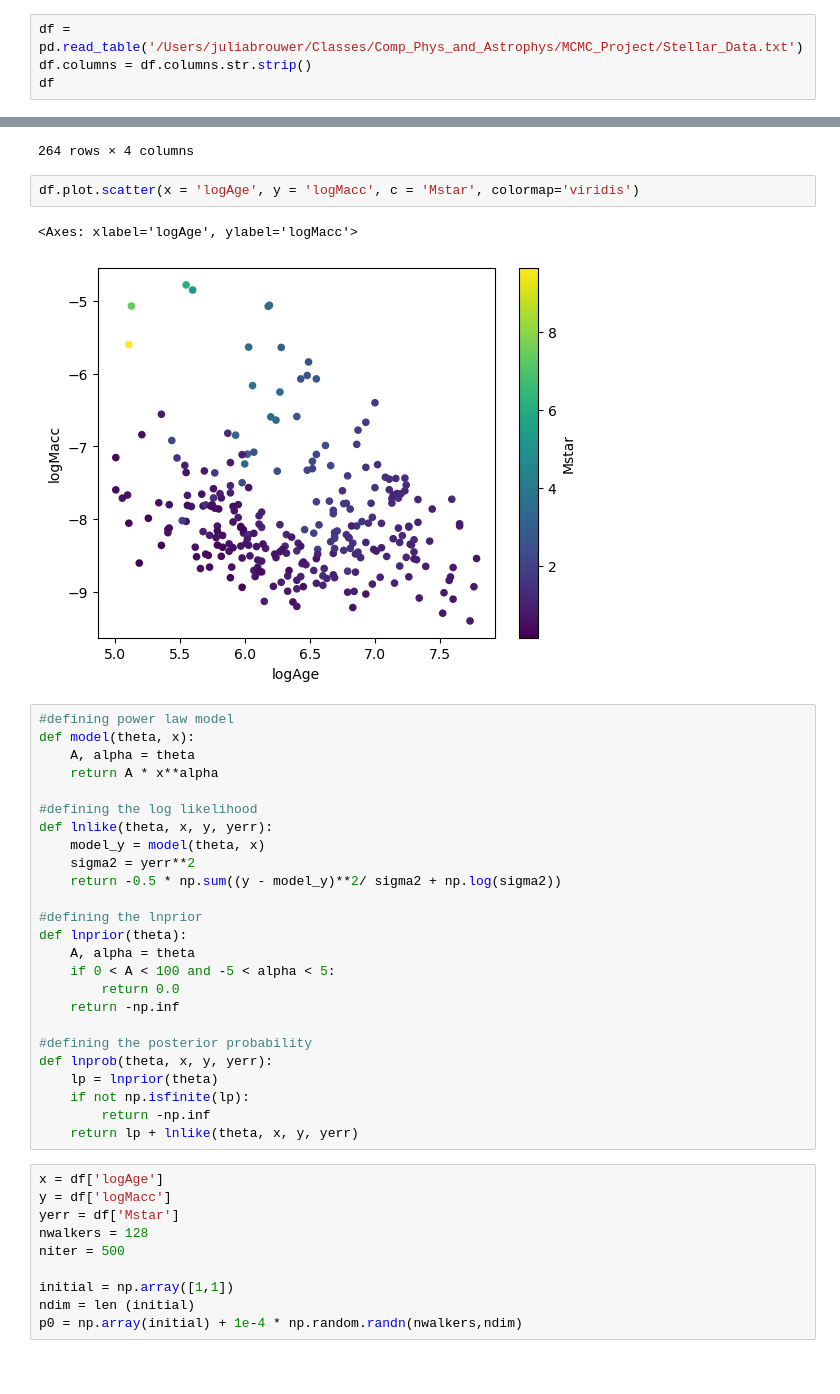
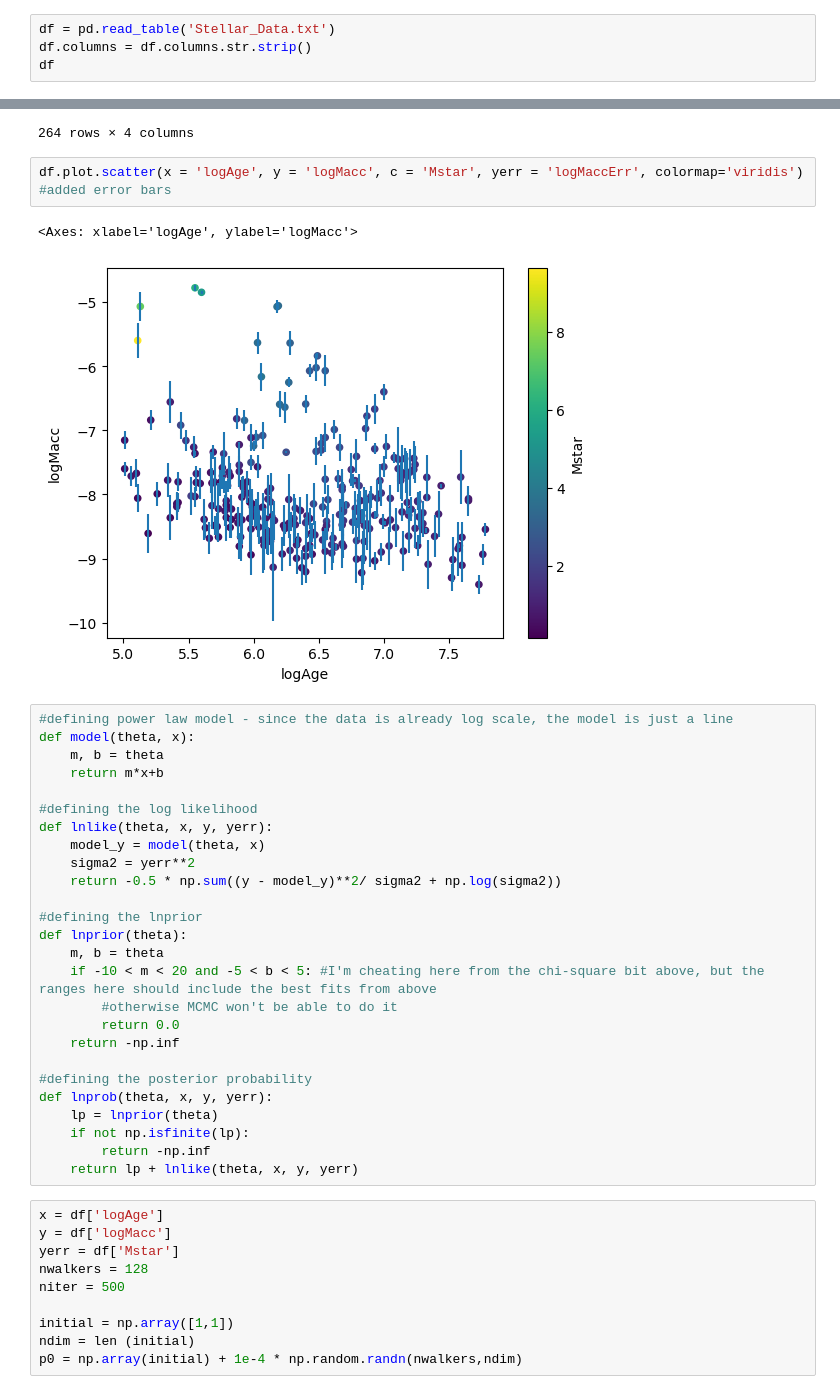
Before and after one commit to kparrine/MCMC_Project, a Jupyter notebook: Answer_Key.ipynb, the cells around one changed output, grey strips where cells are left out. Saved outputs shown, nothing was run; the diff lists cells and outputs as text.

Commit message:
Fixing MCMC model

```diff
--- a/Answer_Key.ipynb
+++ b/Answer_Key.ipynb
@@ -447,7 +447,7 @@ import emcee
 import pandas as pd
 import numpy as np
 # %%
-df = pd.read_table('/Users/juliabrouwer/Classes/Comp_Phys_and_Astrophys/MCMC_Project/Stellar_Data.txt')
+df = pd.read_table('Stellar_Data.txt')
 df.columns = df.columns.str.strip()
 df
 # %% [output]
@@ -465,15 +465,15 @@ df
 | 263 | 0.524 | 5.91 | -8.396 | 0.382 |
 264 rows × 4 columns
 # %%
-df.plot.scatter(x = 'logAge', y = 'logMacc', c = 'Mstar', colormap='viridis')
+df.plot.scatter(x = 'logAge', y = 'logMacc', c = 'Mstar', yerr = 'logMaccErr', colormap='viridis') #added error bars
 # %% [output]
 <Axes: xlabel='logAge', ylabel='logMacc'>
-[figure, old version]
+[figure, new version]
 # %%
-#defining power law model
+#defining power law model - since the data is already log scale, the model is just a line
 def model(theta, x):
-    A, alpha = theta
-    return A * x**alpha
+    m, b = theta
+    return m*x+b
 
 #defining the log likelihood
 def lnlike(theta, x, y, yerr):
@@ -483,8 +483,9 @@ def lnlike(theta, x, y, yerr):
 
 #defining the lnprior
 def lnprior(theta):
-    A, alpha = theta
-    if 0 < A < 100 and -5 < alpha < 5:
+    m, b = theta
+    if -10 < m < 20 and -5 < b < 5: #I'm cheating here from the chi-square bit above, but the ranges here should include the best fits from above
+        #otherwise MCMC won't be able to do it
         return 0.0
     return -np.inf
 
```
Also changed, not shown: parts of 1 cell of this notebook.
